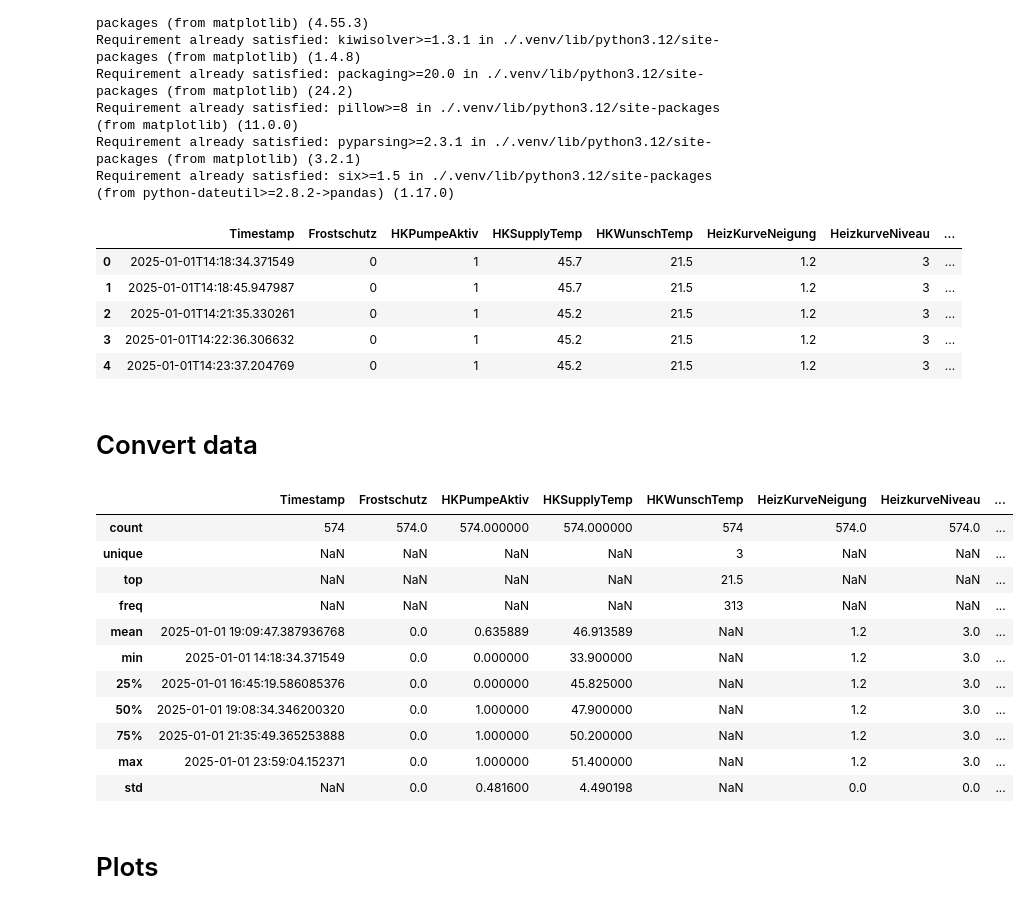
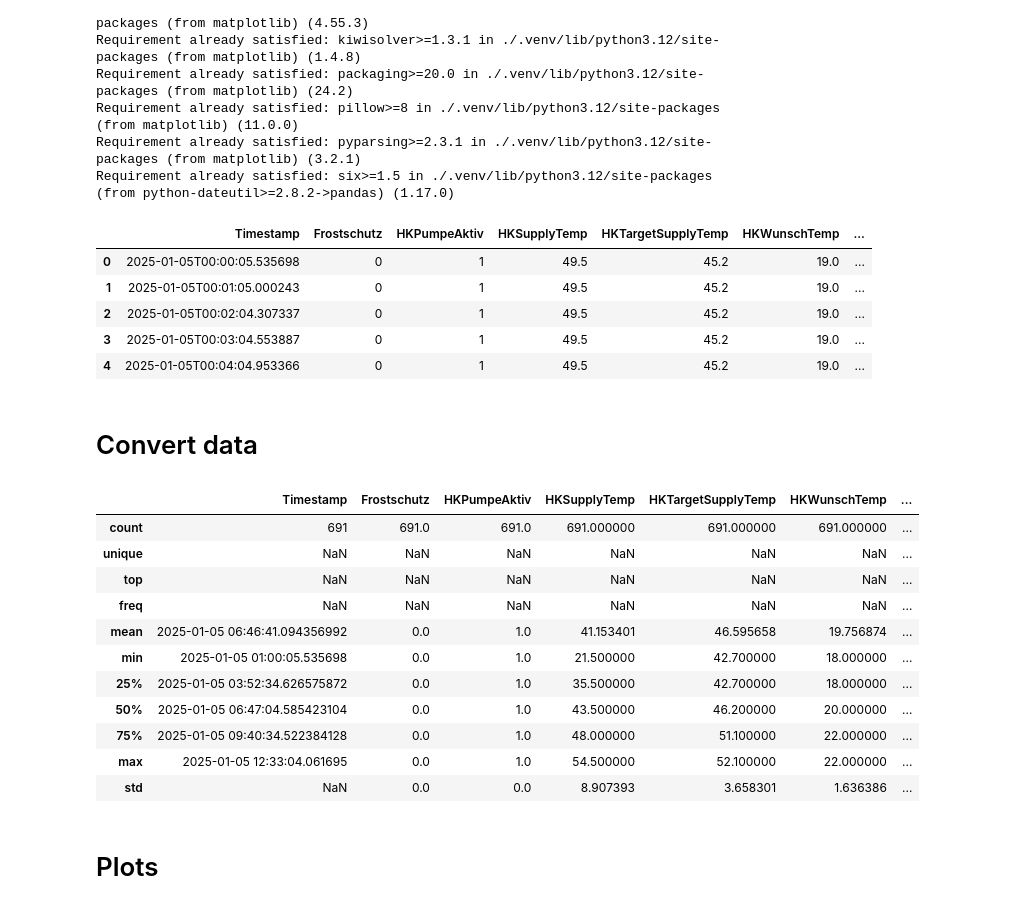
Before and after one commit to jscheidtmann/Vitocal250A, a Jupyter notebook: heatpump_visuals.ipynb, the cells around one changed output. Saved outputs shown, nothing was run; the diff lists cells and outputs as text; code cells hidden in the pictures.

```diff
--- a/heatpump_visuals.ipynb
+++ b/heatpump_visuals.ipynb
@@ -19,18 +16,23 @@ Requirement already satisfied: pillow>=8 in ./.venv/lib/python3.12/site-packages
 Requirement already satisfied: pyparsing>=2.3.1 in ./.venv/lib/python3.12/site-packages (from matplotlib) (3.2.1)
 Requirement already satisfied: six>=1.5 in ./.venv/lib/python3.12/site-packages (from python-dateutil>=2.8.2->pandas) (1.17.0)
 # %%
+import pandas as pd
+import numpy as np
+
 # Read the CSV file
-df = pd.read_csv("heatpump-2025-01-01.csv")
+
+analysis_date = "2025-01-05"
+df = pd.read_csv(f"heatpump-{analysis_date}.csv")
 
 # Display the first few rows to verify the data
 df.head()
 # %% [output]
-|  | Timestamp | Frostschutz | HKPumpeAktiv | HKSupplyTemp | HKWunschTemp | HeizKurveNeigung | HeizkurveNiveau | ... |
-| 0 | 2025-01-01T14:18:34.371549 | 0 | 1 | 45.7 | 21.5 | 1.2 | 3 | ... |
-| 1 | 2025-01-01T14:18:45.947987 | 0 | 1 | 45.7 | 21.5 | 1.2 | 3 | ... |
-| 2 | 2025-01-01T14:21:35.330261 | 0 | 1 | 45.2 | 21.5 | 1.2 | 3 | ... |
-| 3 | 2025-01-01T14:22:36.306632 | 0 | 1 | 45.2 | 21.5 | 1.2 | 3 | ... |
-| 4 | 2025-01-01T14:23:37.204769 | 0 | 1 | 45.2 | 21.5 | 1.2 | 3 | ... |
+|  | Timestamp | Frostschutz | HKPumpeAktiv | HKSupplyTemp | HKTargetSupplyTemp | HKWunschTemp | ... |
+| 0 | 2025-01-05T00:00:05.535698 | 0 | 1 | 49.5 | 45.2 | 19.0 | ... |
+| 1 | 2025-01-05T00:01:05.000243 | 0 | 1 | 49.5 | 45.2 | 19.0 | ... |
+| 2 | 2025-01-05T00:02:04.307337 | 0 | 1 | 49.5 | 45.2 | 19.0 | ... |
+| 3 | 2025-01-05T00:03:04.553887 | 0 | 1 | 49.5 | 45.2 | 19.0 | ... |
+| 4 | 2025-01-05T00:04:04.953366 | 0 | 1 | 49.5 | 45.2 | 19.0 | ... |
 # %% [markdown]
 # Convert data
 # %%
@@ -39,22 +41,24 @@ df.head()
 # %%
 df['HKWunschTemp1'] = pd.to_numeric(df['HKWunschTemp'], errors='coerce')
 df['Timestamp'] = pd.to_datetime(df.Timestamp)
+# Convert from UTC to MET
+df['Timestamp'] = df['Timestamp'] + pd.Timedelta(hours=1)
 df['TimeOnly'] = df.Timestamp.dt.strftime('%H:%M:%S')
 df['WEPumpe'] = (df.VolumenStrom > 300.0).astype(int)
 df.describe(include='all')
 # %% [output]
-|  | Timestamp | Frostschutz | HKPumpeAktiv | HKSupplyTemp | HKWunschTemp | HeizKurveNeigung | HeizkurveNiveau | ... |
-| count | 574 | 574.0 | 574.000000 | 574.000000 | 574 | 574.0 | 574.0 | ... |
-| unique | NaN | NaN | NaN | NaN | 3 | NaN | NaN | ... |
-| top | NaN | NaN | NaN | NaN | 21.5 | NaN | NaN | ... |
-| freq | NaN | NaN | NaN | NaN | 313 | NaN | NaN | ... |
-| mean | 2025-01-01 19:09:47.387936768 | 0.0 | 0.635889 | 46.913589 | NaN | 1.2 | 3.0 | ... |
-| min | 2025-01-01 14:18:34.371549 | 0.0 | 0.000000 | 33.900000 | NaN | 1.2 | 3.0 | ... |
-| 25% | 2025-01-01 16:45:19.586085376 | 0.0 | 0.000000 | 45.825000 | NaN | 1.2 | 3.0 | ... |
-| 50% | 2025-01-01 19:08:34.346200320 | 0.0 | 1.000000 | 47.900000 | NaN | 1.2 | 3.0 | ... |
-| 75% | 2025-01-01 21:35:49.365253888 | 0.0 | 1.000000 | 50.200000 | NaN | 1.2 | 3.0 | ... |
-| max | 2025-01-01 23:59:04.152371 | 0.0 | 1.000000 | 51.400000 | NaN | 1.2 | 3.0 | ... |
-| std | NaN | 0.0 | 0.481600 | 4.490198 | NaN | 0.0 | 0.0 | ... |
+|  | Timestamp | Frostschutz | HKPumpeAktiv | HKSupplyTemp | HKTargetSupplyTemp | HKWunschTemp | ... |
+| count | 691 | 691.0 | 691.0 | 691.000000 | 691.000000 | 691.000000 | ... |
+| unique | NaN | NaN | NaN | NaN | NaN | NaN | ... |
+| top | NaN | NaN | NaN | NaN | NaN | NaN | ... |
+| freq | NaN | NaN | NaN | NaN | NaN | NaN | ... |
+| mean | 2025-01-05 06:46:41.094356992 | 0.0 | 1.0 | 41.153401 | 46.595658 | 19.756874 | ... |
+| min | 2025-01-05 01:00:05.535698 | 0.0 | 1.0 | 21.500000 | 42.700000 | 18.000000 | ... |
+| 25% | 2025-01-05 03:52:34.626575872 | 0.0 | 1.0 | 35.500000 | 42.700000 | 18.000000 | ... |
+| 50% | 2025-01-05 06:47:04.585423104 | 0.0 | 1.0 | 43.500000 | 46.200000 | 20.000000 | ... |
+| 75% | 2025-01-05 09:40:34.522384128 | 0.0 | 1.0 | 48.000000 | 51.100000 | 22.000000 | ... |
+| max | 2025-01-05 12:33:04.061695 | 0.0 | 1.0 | 54.500000 | 52.100000 | 22.000000 | ... |
+| std | NaN | 0.0 | 0.0 | 8.907393 | 3.658301 | 1.636386 | ... |
 # %% [markdown]
 # Plots
 # %%
```
Also changed, not shown: parts of 2 cells of this notebook.
